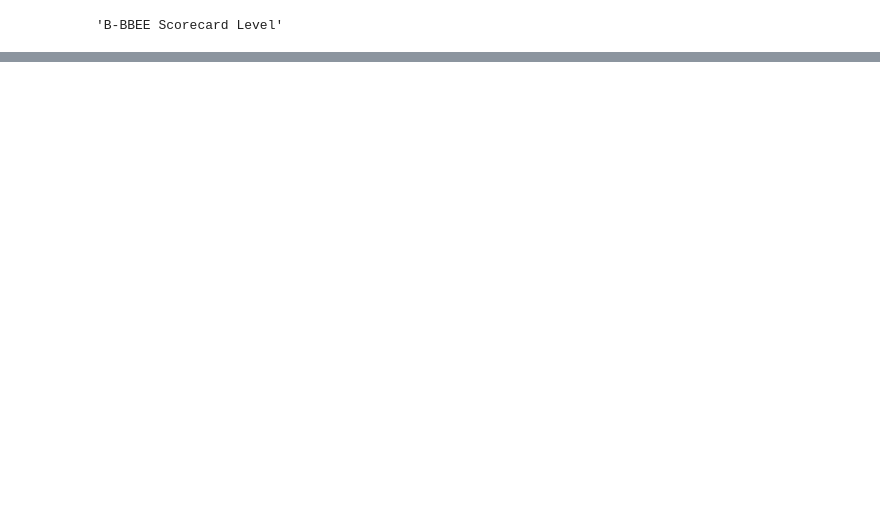
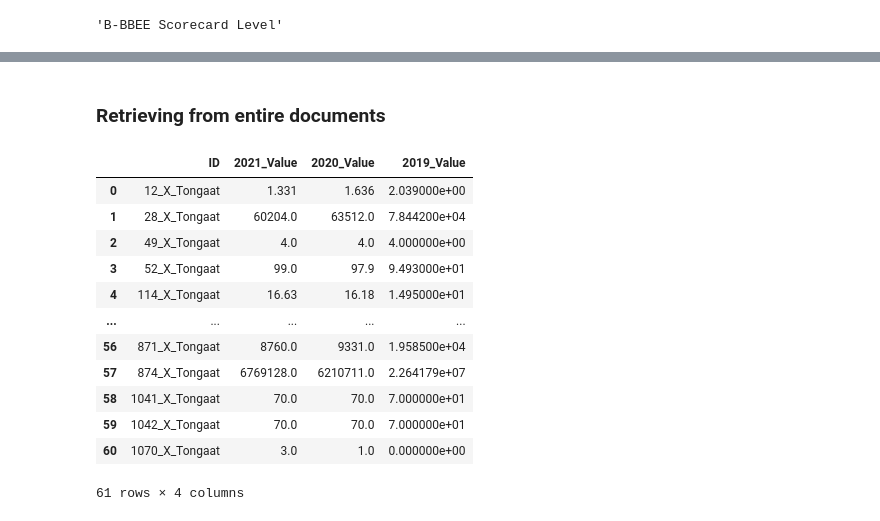
Before and after one commit to tomwetherell/unifi-pdf-llm, a Jupyter notebook: dev/haystack_table_qa_markdown.ipynb, the cells around one changed output, grey strips where cells are left out. Cells and saved outputs as stored; diff of their text form; code cells hidden in the pictures; blank space fills up the shorter version.

```diff
--- a/dev/haystack_table_qa_markdown.ipynb
+++ b/dev/haystack_table_qa_markdown.ipynb
@@ -1137,0 +1156,2 @@ Name: ClientMetric, dtype: object
+# %% [markdown]
+### Retrieving from entire documents
@@ -1137,0 +1207,8 @@ Name: ClientMetric, dtype: object
+# %%
+TRAIN_CSV_PATH = "/home/tomw/unifi-pdf-llm/data/Train.csv"
+
+train_df = pd.read_csv(TRAIN_CSV_PATH)
+
+# Remove all rows with NaN in all of the columns 2021_Value	2020_Value	2019_Value
+train_df = train_df.dropna(subset=["2021_Value", "2020_Value", "2019_Value"], how="all")
+train_df.reset_index(drop=True, inplace=True)
@@ -1137,0 +1218,20 @@ Name: ClientMetric, dtype: object
+# %%
+# Restrict to the rows associated with ID <AMKEY>_X_<COMPANY>
+train_df = train_df[train_df["ID"].str.contains(f"X_{COMPANY}")]
+train_df.reset_index(drop=True, inplace=True)
+# %%
+train_df
+# %% [output]
+|  | ID | 2021_Value | 2020_Value | 2019_Value |
+| 0 | 12_X_Tongaat | 1.331 | 1.636 | 2.039000e+00 |
+| 1 | 28_X_Tongaat | 60204.0 | 63512.0 | 7.844200e+04 |
+| 2 | 49_X_Tongaat | 4.0 | 4.0 | 4.000000e+00 |
+| 3 | 52_X_Tongaat | 99.0 | 97.9 | 9.493000e+01 |
+| 4 | 114_X_Tongaat | 16.63 | 16.18 | 1.495000e+01 |
+| ... | ... | ... | ... | ... |
+| 56 | 871_X_Tongaat | 8760.0 | 9331.0 | 1.958500e+04 |
+| 57 | 874_X_Tongaat | 6769128.0 | 6210711.0 | 2.264179e+07 |
+| 58 | 1041_X_Tongaat | 70.0 | 70.0 | 7.000000e+01 |
+| 59 | 1042_X_Tongaat | 70.0 | 70.0 | 7.000000e+01 |
+| 60 | 1070_X_Tongaat | 3.0 | 1.0 | 0.000000e+00 |
+61 rows × 4 columns
```
Also changed, not shown: parts of 21 cells of this notebook.
